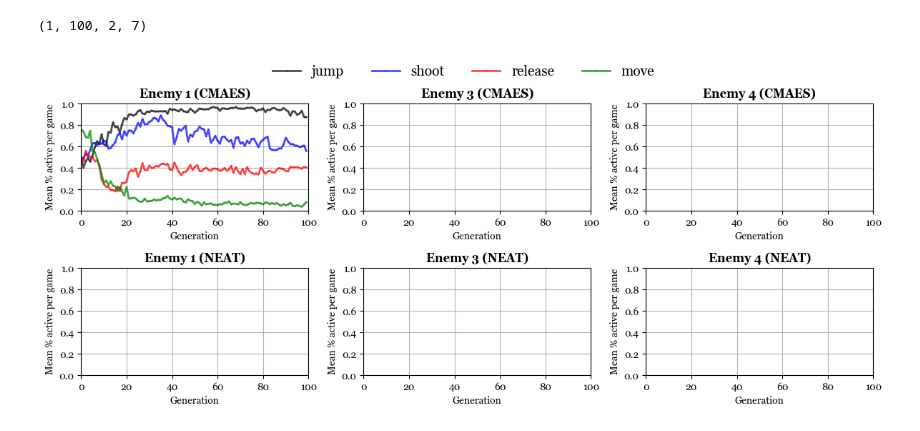
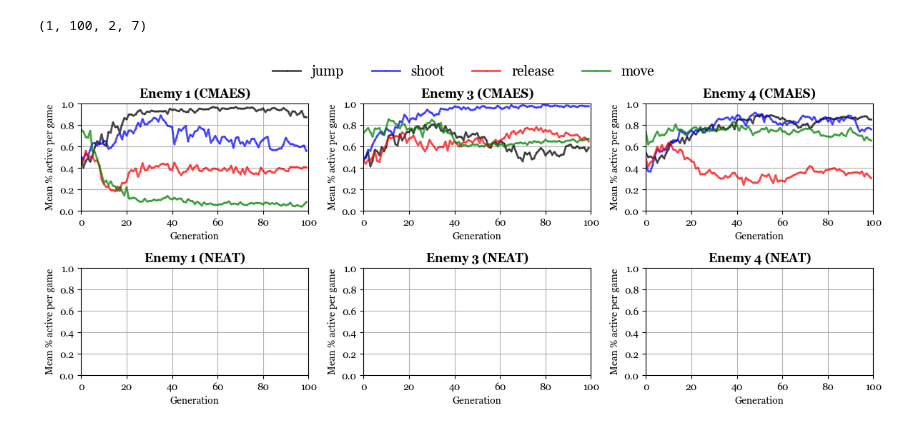
Before and after one commit to jonas4climate/evoman_ec, a Jupyter notebook: notebook.ipynb, the cells around one changed output. Cells and saved outputs as stored; diff of their text form; code cells hidden in the pictures.

Commit message:
Plot new data (all enemies CMAES)

```diff
--- a/notebook.ipynb
+++ b/notebook.ipynb
@@ -52,7 +52,10 @@ for (i, enemy) in enumerate(ENEMIES):
 # %%
 # 3rd dimension: Mean & STD
 # 4th dimension: Left, Right, Jump, Shoot, Release
-cmaes_decisions = np.zeros((len(ENEMIES), N_RUNS, 2, 7))
+cmaes_decisions = np.zeros((len(ENEMIES), N_RUNS, NGEN, 2, 7))
 
-for (i, enemy) in enumerate(ENEMIES[:1]):
-    cmaes_decisions = np.load(os.path.join('data', 'cmaes', f'{enemy}', 'all_decisions_static.npy'))
+for (i, enemy) in enumerate(ENEMIES):
+    cmaes_decisions[i] = np.load(os.path.join('data', 'cmaes', f'{enemy}', 'all_decisions_static.npy'))
+
+cmaes_decisions = np.mean(cmaes_decisions, axis=1)
+cmaes_decisions.shape
@@ -91,12 +96,12 @@ neat_gains = np.zeros((len(ENEMIES), N_REPEATS * N_RUNS))
 for (i, enemy) in enumerate(ENEMIES):
     neat_gains[i] = np.load(os.path.join(DATA_FOLDER, f'{enemy}', 'gains.npy'))
 # %%
-# 3rd dimension: Mean & STD
-# 4th dimension: Left, Right, Jump, Shoot, Release
-neat_decisions = np.zeros((len(ENEMIES), N_RUNS, 2, 7))
+# # 3rd dimension: Mean & STD
+# # 4th dimension: Left, Right, Jump, Shoot, Release
+# neat_decisions = np.zeros((len(ENEMIES), N_RUNS, 2, 7))
 
-for (i, enemy) in enumerate(ENEMIES):
-    neat_decisions = np.load(os.path.join('data', 'neat', f'{enemy}', 'all_decisions_static.npy'))
+# for (i, enemy) in enumerate(ENEMIES):
+#     neat_decisions = np.load(os.path.join('data', 'neat', f'{enemy}', 'all_decisions_static.npy'))
 # %% [output]
 FileNotFoundError: [Errno 2] No such file or directory: 'data\\neat\\1\\all_decisions_static.npy'
 # %% [markdown]
@@ -318,32 +323,32 @@ fig, axes = plt.subplots(2, len(ENEMIES), figsize=(12, 5))
 for (k, alg) in enumerate(ALGORITHMS):
     for (i, enemy) in enumerate(ENEMIES):
         # Y-axis
         axes[k, i].set_ylim(0, 1.0)
         axes[k, i].set_yticks(np.arange(0, 1.01, 0.2))
         axes[k, i].set_ylabel("Mean % active per game")
 
         # Y-axis
         axes[k, i].set_xlim(0, NGEN)
         axes[k, i].set_xticks(np.arange(0, NGEN + 1, 20))
         axes[k, i].set_xlabel("Generation")
 
         # Whole plot
         axes[k, i].set_title(f"Enemy {enemy} ({alg})", weight="bold")
         axes[k, i].grid()
 
 # Plotting data
 for (k, alg) in enumerate(ALGORITHMS):
     # TODO: Remove '[:1]'
-    for i in range(len(ENEMIES))[:1]:
+    for i in range(len(ENEMIES)):
         for (j, move) in enumerate(MOVES[2:6], 2):
             if k == 0:
                 axes[k, i].plot(cmaes_decisions[i, :, 0, j], alpha=0.7, lw=2.0, marker='.', ms=0.8, color=COLORS[j-2], label=move)
             else:
                 pass
                 # axes[k, i].plot(neat_decisions[i, :, 0, j], alpha=0.7, lw=0.8, marker='.', ms=0.8, color="blue")
 
 fig.tight_layout(rect=[0, 0, 1, 0.95])
 fig.legend(labels=['jump', 'shoot', 'release', 'move'], loc='upper center', ncol=4, bbox_to_anchor=(0.5, 1.02), fontsize=14, frameon=False)
 plt.show()
 # %% [output]
-[figure, old version]
+[figure, new version]
```
Also changed, not shown: parts of 1 cell of this notebook.
